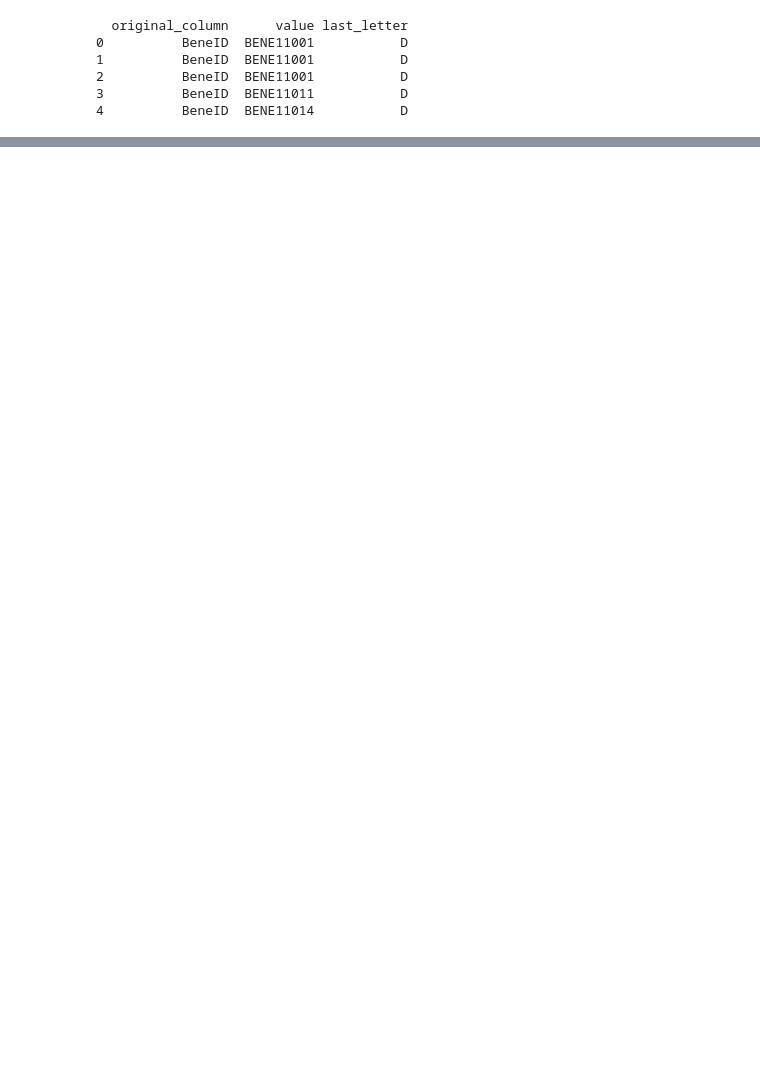
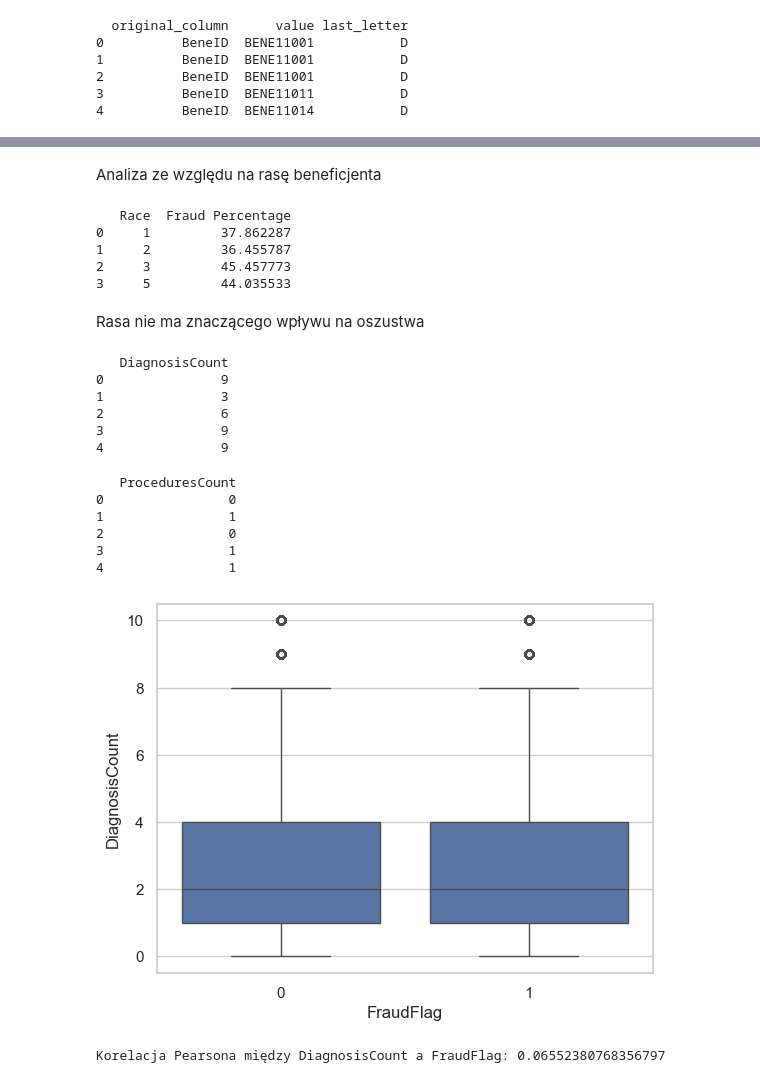
Before and after one commit to infoshareacademy/jdszr19-grupa-specjalna, a Jupyter notebook: AnalizaEDA_atorba.ipynb, the cells around one changed output, grey strips where cells are left out. Drawn from its saved outputs; the diff is of its cells as text; code cells hidden in the pictures; blank space fills up the shorter version.

Commit message:
Dodanie analizy ze względu na rasę , ilośc procedur orazilość diagnoz

```diff
--- a/AnalizaEDA_atorba.ipynb
+++ b/AnalizaEDA_atorba.ipynb
@@ -1790,3 +1790,69 @@ display(all_data.head())
 | 2 | BENE11001 | CLM68358 | PRV56046 | 5000 | PHY372395 | NaN | ... |
 | 3 | BENE11011 | CLM38412 | PRV52405 | 5000 | PHY369659 | PHY392961 | ... |
 | 4 | BENE11014 | CLM63689 | PRV56614 | 10000 | PHY379376 | PHY398258 | ... |
+# %% [markdown]
+Analiza ze względu na rasę beneficjenta
+# %%
+fraud_percentage_df = all_data.groupby('Race')['FraudFlag'].mean().reset_index()
+fraud_percentage_df['FraudFlag'] = fraud_percentage_df['FraudFlag'] * 100
+fraud_percentage_df.rename(columns={'FraudFlag': 'Fraud Percentage'}, inplace=True)
+
+print(fraud_percentage_df)
+# %% [output]
+   Race  Fraud Percentage
+0     1         37.862287
+1     2         36.455787
+2     3         45.457773
+3     5         44.035533
+# %% [markdown]
+Rasa nie ma znaczącego wpływu na oszustwa
+# %%
+cols = [
+    'ClmDiagnosisCode_1', 'ClmDiagnosisCode_2', 'ClmDiagnosisCode_3',
+    'ClmDiagnosisCode_4', 'ClmDiagnosisCode_5', 'ClmDiagnosisCode_6',
+    'ClmDiagnosisCode_7', 'ClmDiagnosisCode_8', 'ClmDiagnosisCode_9',
+    'ClmDiagnosisCode_10'
+]
+
+# Tworzymy nową kolumnę 'DiagnosisCount' zliczającą ile jest wartości nie-NaN w tych kolumnach
+all_data['DiagnosisCount'] = all_data[cols].notnull().sum(axis=1)
+
+# Sprawdź efekt
+print(all_data[['DiagnosisCount']].head())
+# %% [output]
+   DiagnosisCount
+0               9
+1               3
+2               6
+3               9
+4               9
+# %%
+cols = [
+    'ClmProcedureCode_1', 'ClmProcedureCode_2', 'ClmProcedureCode_3',
+    'ClmProcedureCode_4', 'ClmProcedureCode_5', 'ClmProcedureCode_6',
+]
+
+# Tworzymy nową kolumnę 'ProceduresCount' zliczającą ile jest wartości nie-NaN w tych kolumnach
+all_data['ProceduresCount'] = all_data[cols].notnull().sum(axis=1)
+
+# Sprawdź efekt
+print(all_data[['ProceduresCount']].head())
+# %% [output]
+   ProceduresCount
+0                0
+1                1
+2                0
+3                1
+4                1
+# %%
+import seaborn as sns
+import matplotlib.pyplot as plt
+
+sns.boxplot(x='FraudFlag', y='DiagnosisCount', data=all_data)
+plt.show()
+
+correlation = all_data['DiagnosisCount'].corr(all_data['FraudFlag'])
+print(f"Korelacja Pearsona między DiagnosisCount a FraudFlag: {correlation}")
+# %% [output]
+[figure, added]
+Korelacja Pearsona między DiagnosisCount a FraudFlag: 0.06552380768356797
```
Also changed, not shown: parts of 54 cells of this notebook.
